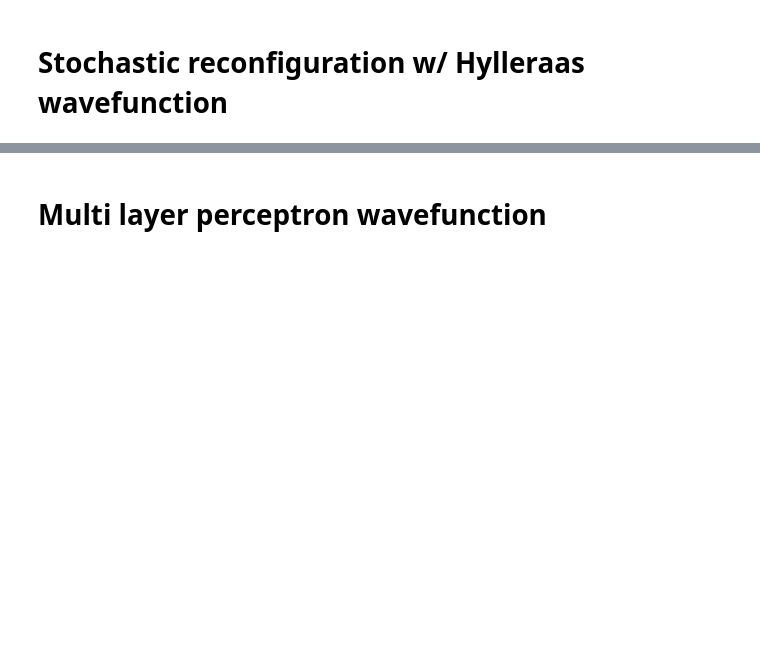
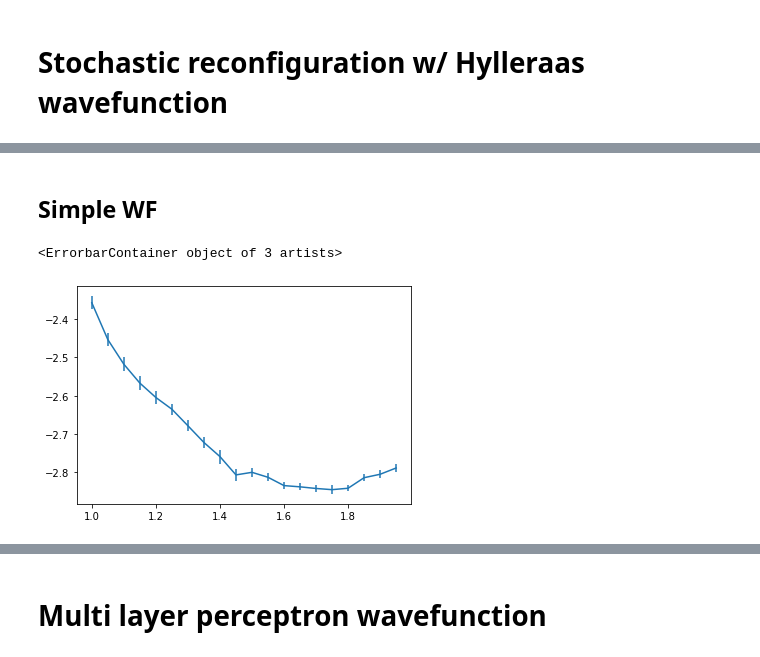
Before and after one commit to gcassella/NN-VMC, a Jupyter notebook: helium_JAX.ipynb, the cells around one changed output, grey strips where cells are left out. Saved outputs shown, nothing was run; the diff lists cells and outputs as text; code cells hidden in the pictures; blank space fills up the shorter version.

```diff
--- a/helium_JAX.ipynb
+++ b/helium_JAX.ipynb
@@ -190,0 +192,13 @@ config_step(key, sample_dens, xi, sample_dens(xi), 0, 0.5)
+# %%
+n_equi = 10000
+n_iter = 100000
+n_chains = 500
+p0 = [1.6875]
+xis = random.uniform(key, (n_chains, 2, 3))
+keys = random.split(key, n_chains)
+sample_dens = jit(lambda x: np.power(np.abs(simple(x, p0)), 2))
+configs = run_mcmc(keys, sample_dens, n_iter, n_equi, 0.5, xis)
+
+E_E, E_V = reduce_mc_outs(run_int(local_energy, simple, p0, configs))
+overlap_E, overlap_V = reduce_mc_outs(run_int(overlap_matrix, simple, p0, configs))
+sr_E, sr_V = reduce_mc_outs(run_int(sr_op, simple, p0, configs))
@@ -190,0 +209,2 @@ config_step(key, sample_dens, xi, sample_dens(xi), 0, 0.5)
+# %% [markdown]
+## Simple WF
@@ -191,8 +213,11 @@ config_step(key, sample_dens, xi, sample_dens(xi), 0, 0.5)
 # %%
-n_chains = 100
+key = random.PRNGKey(0)
+n_equi = 10000
+n_iter = 100000
+p0 = [1.7]
+
 key, subkey = random.split(key)
+
+n_chains = 1
 xis = random.uniform(key, (n_chains, 2, 3))
 keys = random.split(key, n_chains)
-
-run_mcmc = vmap(get_configs, in_axes=(0, None, None, None, None, 0), out_axes=0)
-configs = run_mcmc(keys, sample_dens, n_iter, n_equi, 0.5, xis)
@@ -200,0 +224,17 @@ overlap_E, _, _ = monte_carlo(overlap_matrix, hirschfelder, configs)
+# %%
+vals = []
+errs = []
+
+for p0 in [[x] for x in np.arange(1.0, 2.0, 0.05)]:
+  print("Loop {}".format(p0))
+  sample_dens = jit(lambda x: np.power(np.abs(simple(x, p0)), 2))
+  configs = run_mcmc(keys, sample_dens, n_iter, n_equi, 0.5, xis).reshape(-1, 2, 3)
+  E_E, E_V = monte_carlo(local_energy, simple, p0, configs)
+  vals.append(E_E)
+  errs.append(E_V)
+# %%
+import matplotlib.pyplot as plt
+plt.errorbar(np.arange(1.0, 2.0, 0.05), vals, yerr=np.sqrt(np.array(errs)))
+# %% [output]
+<ErrorbarContainer object of 3 artists>
+[figure, added]
```
Also changed, not shown: parts of 17 cells of this notebook.
